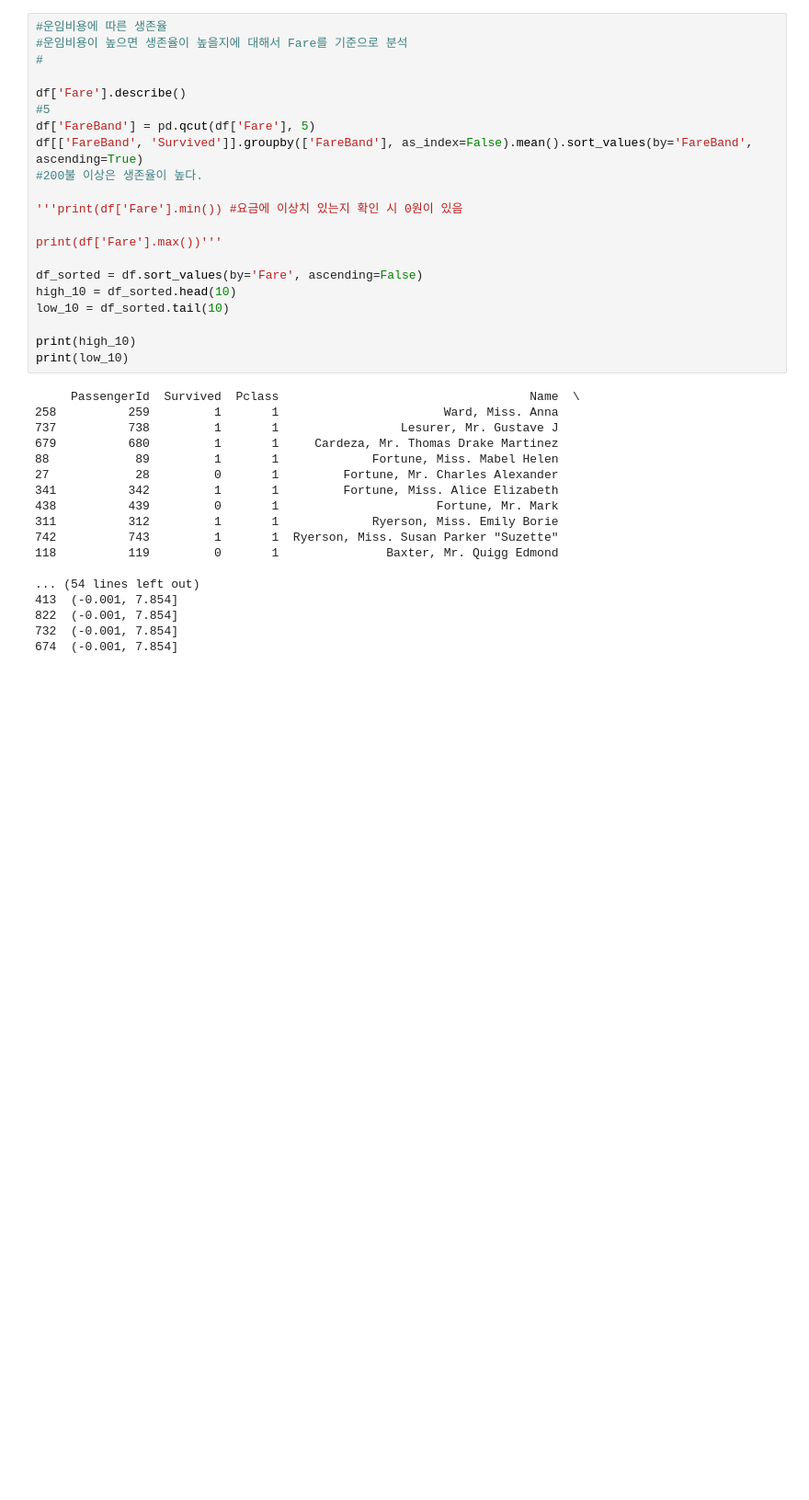
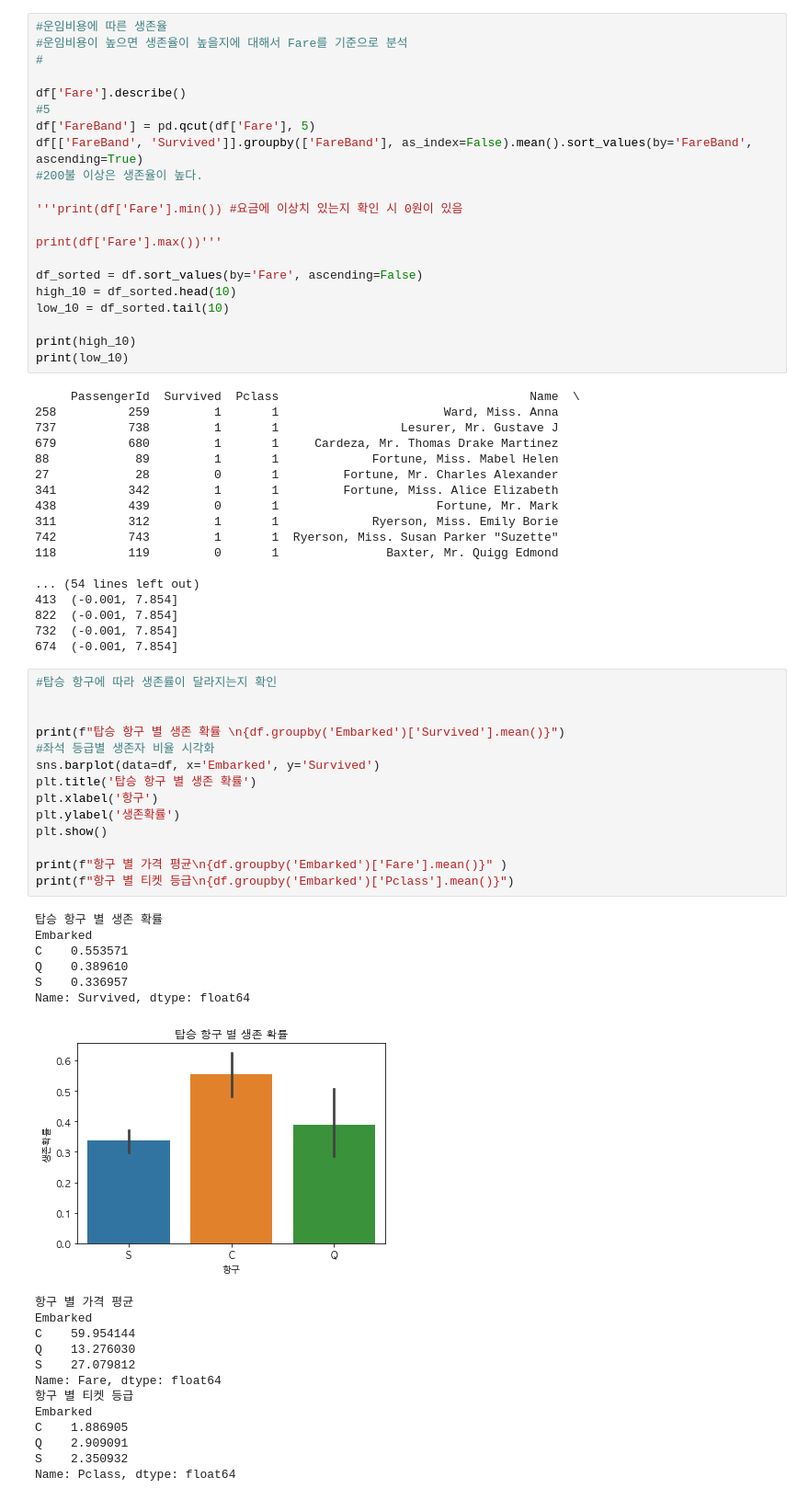
Before and after one commit to il-kwang/quiz, a Jupyter notebook: ML/titanic/titanic.ipynb, the cells around one changed output. Shown: that part at 92% size. Cells and saved outputs as stored; diff of their text form; blank space fills up the shorter version.

```diff
--- a/ML/titanic/titanic.ipynb
+++ b/ML/titanic/titanic.ipynb
@@ -220,3 +227,37 @@ print(low_10)
 822  (-0.001, 7.854]
 732  (-0.001, 7.854]
 674  (-0.001, 7.854]
+# %%
+#탑승 항구에 따라 생존률이 달라지는지 확인
+
+
+print(f"탑승 항구 별 생존 확률 \n{df.groupby('Embarked')['Survived'].mean()}")
+#좌석 등급별 생존자 비율 시각화
+sns.barplot(data=df, x='Embarked', y='Survived')
+plt.title('탑승 항구 별 생존 확률')
+plt.xlabel('항구')
+plt.ylabel('생존확률')
+plt.show()
+
+print(f"항구 별 가격 평균\n{df.groupby('Embarked')['Fare'].mean()}" )
+print(f"항구 별 티켓 등급\n{df.groupby('Embarked')['Pclass'].mean()}")
+# %% [output]
+탑승 항구 별 생존 확률
+Embarked
+C    0.553571
+Q    0.389610
+S    0.336957
+Name: Survived, dtype: float64
+[figure, added]
+항구 별 가격 평균
+Embarked
+C    59.954144
+Q    13.276030
+S    27.079812
+Name: Fare, dtype: float64
+항구 별 티켓 등급
+Embarked
+C    1.886905
+Q    2.909091
+S    2.350932
+Name: Pclass, dtype: float64
```
Also changed, not shown: parts of 7 cells of this notebook, 2 other files.
